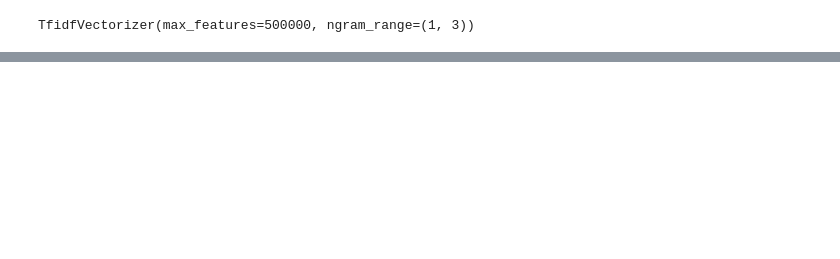
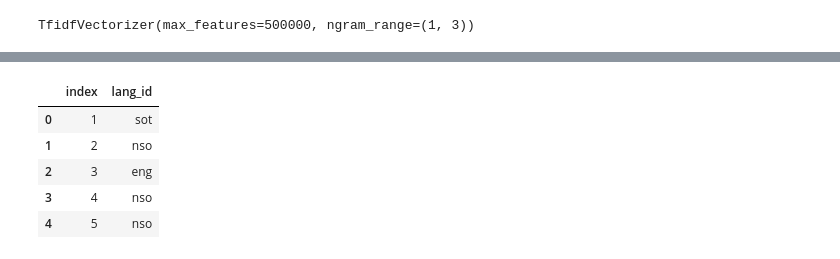
Before and after one commit to Sorach-Roshe/south_language, a Jupyter notebook: south_lang.ipynb, the cells around one changed output, grey strips where cells are left out. Cells and saved outputs as stored; diff of their text form; code cells hidden in the pictures; blank space fills up the shorter version.

```diff
--- a/south_lang.ipynb
+++ b/south_lang.ipynb
@@ -303,2 +237,0 @@ weighted avg       0.99      0.99      0.99      6600
-# %%
-df_test = df_test.iloc[:len(y_pred1)]
@@ -366,0 +238,12 @@ results_df_svc.head()
+# %%
+import timeit
+start = timeit.default_timer()
+
+# Bernoulli model
+BNBmodel = BernoulliNB(alpha=0.001, binarize=0.1, fit_prior=True)
+BNBmodel.fit(X_train_vect, y_train)
+y_pred1 = BNBmodel.predict(X_test_vect)
+
+end = timeit.default_timer()
+execution_time = end - start
+print(f"Execution time: {execution_time} seconds")
@@ -366,0 +265,12 @@ results_df_svc.head()
+# %%
+start = timeit.default_timer()
+
+# Logistic regression model
+LRparams = {'C': 10, 'multi_class': 'auto', 'n_jobs': -1, 'penalty': 'l2', 'solver': 'sag'}
+LRmodel = LogisticRegression(multi_class='auto', max_iter=5000, n_jobs=-1, penalty='l2', solver='sag')
+LRmodel.fit(X_train_vect, y_train)
+y_pred3 = LRmodel.predict(X_test_vect)
+
+end = timeit.default_timer()
+execution_time = end - start
+print(f"Execution time: {execution_time} seconds")
@@ -366,0 +376,13 @@ results_df_svc.head()
+# %%
+y_pred3 = y_pred3[:len(df_test)]
+# %%
+results_df_lgs = pd.DataFrame({'index': df_test['index'], 'lang_id': y_pred3})
+results_df_lgs.to_csv('results_df_lgs.csv', index=False)
+results_df_lgs.head()
+# %% [output]
+|  | index | lang_id |
+| 0 | 1 | sot |
+| 1 | 2 | nso |
+| 2 | 3 | eng |
+| 3 | 4 | nso |
+| 4 | 5 | nso |
```
Also changed, not shown: parts of 30 cells of this notebook, 6 other files.
